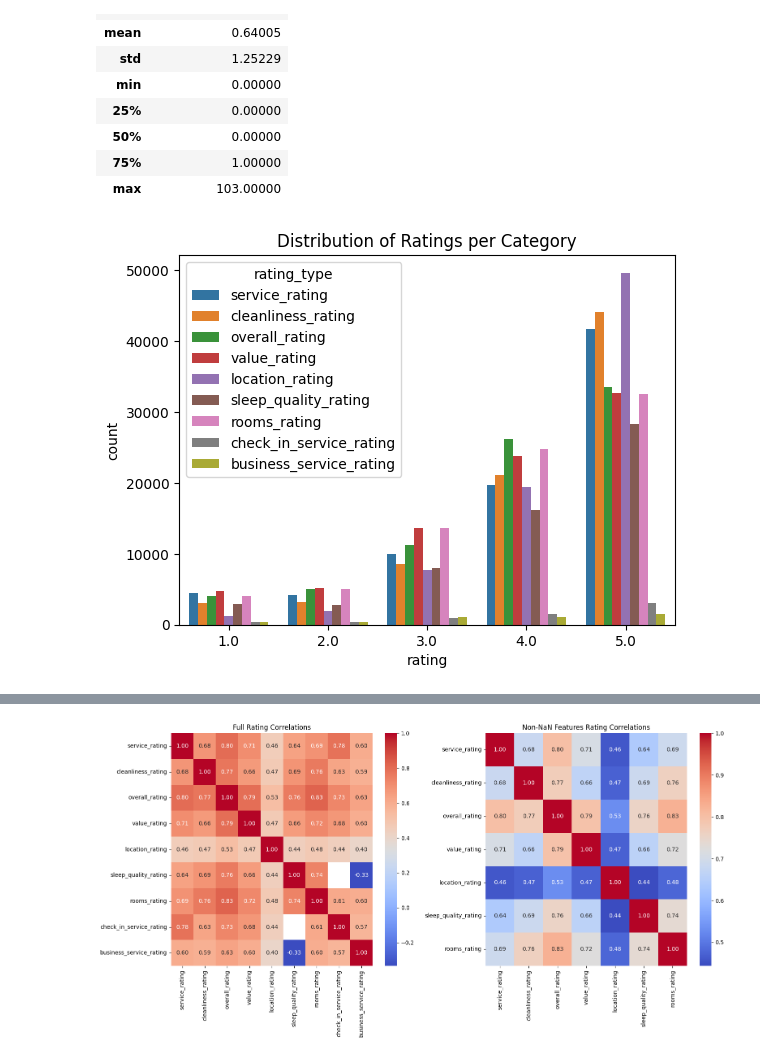
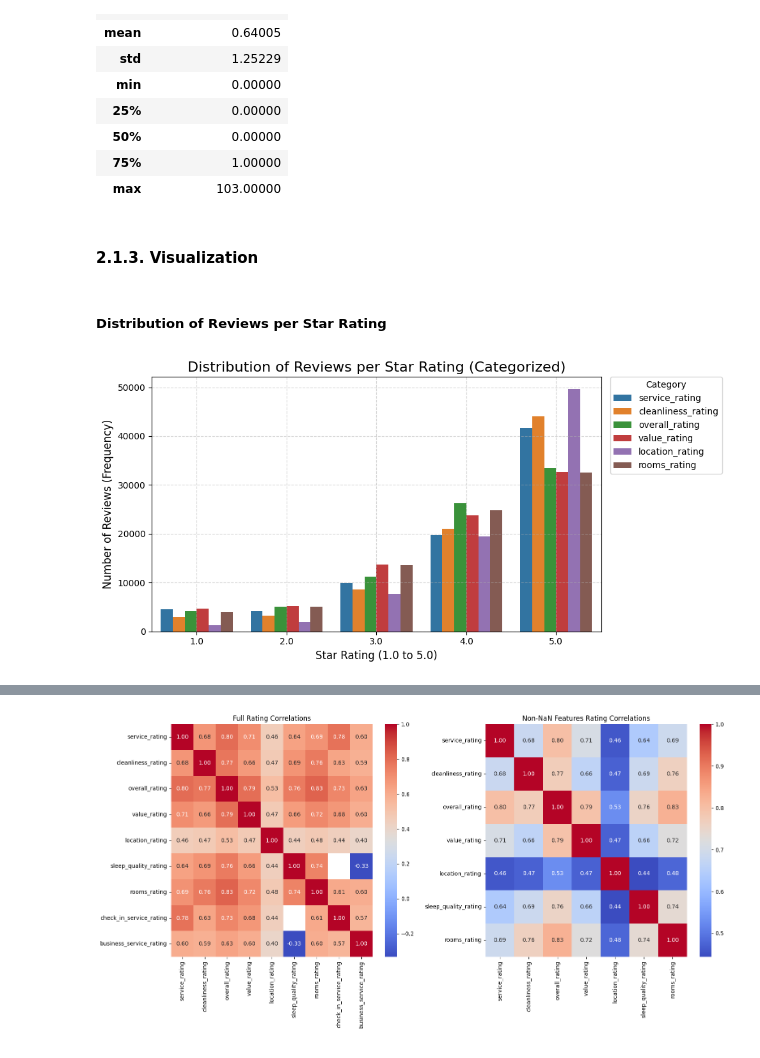
Before and after one commit to nadiavictoria/IS512-Hotel-Analytics, a Jupyter notebook: notebooks/02_exploratory_analysis.ipynb, the cells around one changed output, grey strips where cells are left out. Drawn from its saved outputs; the diff is of its cells as text; code cells hidden in the pictures.

```diff
--- a/notebooks/02_exploratory_analysis.ipynb
+++ b/notebooks/02_exploratory_analysis.ipynb
@@ -105,6 +138,0 @@ These are some notable warnings that I noticed:
-# %%
-# Converting date_stayed to a date format
-dataset['reviews']['date_stayed_dt'] = pd.to_datetime(dataset['reviews']['date_stayed'], format='%B %Y')
-
-# Converting review_date to a date format
-dataset['reviews']['review_date'] = pd.to_datetime(dataset['reviews']['review_date'])
@@ -151,5 +168,6 @@ Now that the data date is valid, we can add new feature called 'review_days_sinc
 # %%
-reviews_df['reviews_days_since_stay'] = reviews_df['review_date'] - reviews_df['date_stayed_dt']
+# Create column reviews_days_since_stay
+reviews_df['reviews_days_since_stay'] = reviews_df['review_date'] - reviews_df['date_stayed']
 reviews_df.head(2)
 # %% [output]
 |  | title | text | date_stayed | hotel_id | num_helpful_votes | review_date | review_id | via_mobile | ... |
@@ -235,30 +257,35 @@ reviews_df[[
 | 50% | 0.00000 |
 | 75% | 1.00000 |
 | max | 103.00000 |
+# %% [markdown]
+#### 2.1.3. Visualization
+# %% [markdown]
+##### **Distribution of Reviews per Star Rating**
 # %%
-review_num_cols = [
-    'service_rating',
-    'cleanliness_rating',
-    'overall_rating',
-    'value_rating',
-    'location_rating',
-    'sleep_quality_rating',
-    'rooms_rating',
-    'check_in_service_rating',
-    'business_service_rating'
-]
+# Set which column will be used for count plot
+# We exclude sleep quality rating, check_in_service_rating, business_service_rating because the metrics have low entry
+review_num_cols = ['service_rating','cleanliness_rating','overall_rating','value_rating','location_rating','rooms_rating']
 
-long_df = reviews_df[review_num_cols].melt(
-    var_name="rating_type",
-    value_name="rating"
-)
+# The initial matplotlib script is generated with the help of Gemini AI
+# https://gemini.google.com/share/d81a3d2d792b
 
-sns.countplot(
-    data=long_df,
-    x="rating",
-    hue="rating_type"
-)
-plt.title("Distribution of Ratings per Category")
-plt.show()
+# Melt by category and rating
+df_melted = reviews_df[review_num_cols].melt(var_name="Category",value_name="Rating")
+
+# Ensure Rating is treated as a categorical variable from 1 to 5 to show all bins
+df_melted['Rating'] = pd.Categorical(df_melted['Rating'], categories=[1.0, 2.0, 3.0, 4.0, 5.0])
+
+# Plotting
+plt.figure(figsize=(10, 5))
+sns.countplot(data=df_melted, x="Rating", hue="Category")
+
+# Customizing labels
+plt.title('Distribution of Reviews per Star Rating (Categorized)', fontsize=16)
+plt.xlabel('Star Rating (1.0 to 5.0)', fontsize=12)
+plt.ylabel('Number of Reviews (Frequency)', fontsize=12)
+plt.legend(title='Category', bbox_to_anchor=(1.02, 1), loc='upper left', borderaxespad=0.)
+plt.grid(linestyle='--', alpha=0.5)
+
+plt.tight_layout()
 # %% [output]
-[figure, old version]
+[figure, new version]
```
Also changed, not shown: parts of 100 cells of this notebook.
